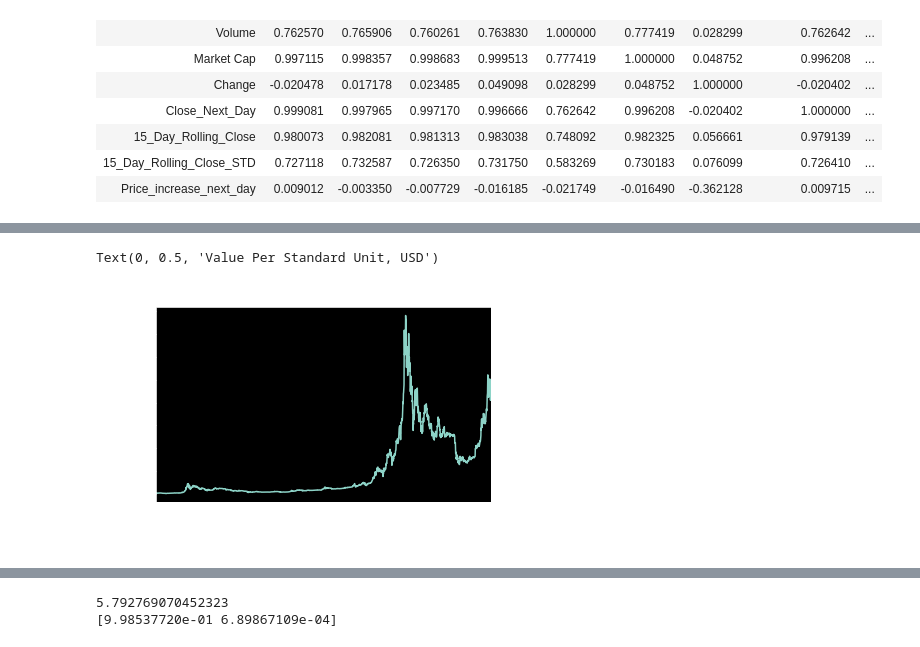
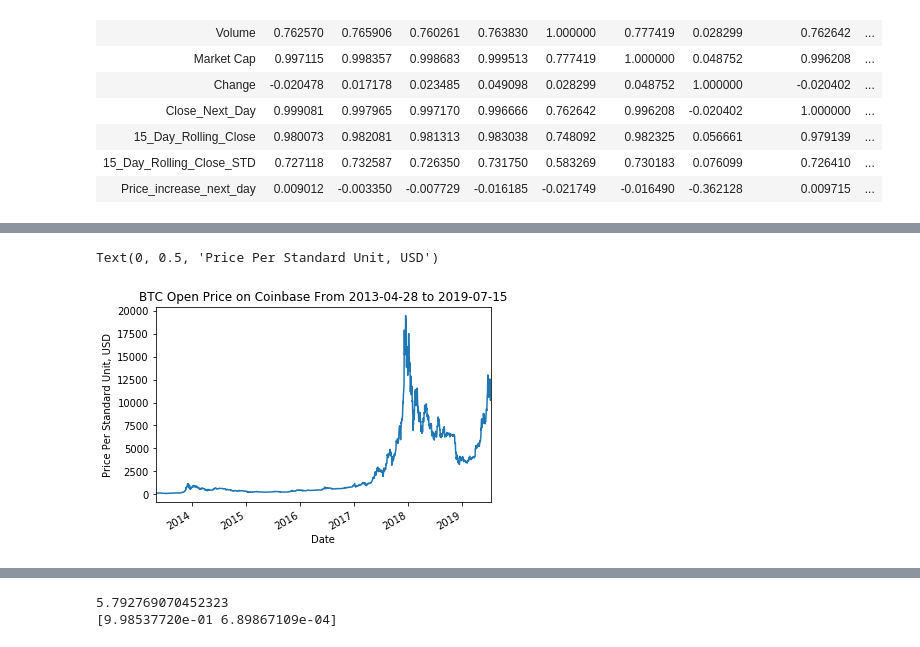
Before and after one commit to DhanushkaAbeyratne/Bitcoin-Price-Prediction---ARIMA, a Jupyter notebook: My_ids_project.ipynb, the cells around one changed output, grey strips where cells are left out. Cells and saved outputs as stored; diff of their text form; code cells hidden in the pictures.

```diff
--- a/My_ids_project.ipynb
+++ b/My_ids_project.ipynb
@@ -150,10 +150,10 @@ MSE: 740.331655
 # %%
 bitcoinPrices = df_bitcoin.Close
-bitcoinPrices.plot(title="Bitcoin value over time") #5
-sns.mpl.pyplot.ylabel("Value Per Standard Unit, USD") #6
+bitcoinPrices.plot(title="BTC Open Price on Coinbase From 2013-04-28 to 2019-07-15") #5
+sns.mpl.pyplot.ylabel("Price Per Standard Unit, USD") #6
 # %% [output]
-Text(0, 0.5, 'Value Per Standard Unit, USD')
+Text(0, 0.5, 'Price Per Standard Unit, USD')
-[figure, old version]
+[figure, new version]
 # %%
 targets = df_bitcoin['Close'].shift(periods=-1).fillna(0).values
 features = df_bitcoin[['Open','Close']].values
```
Also changed, not shown: parts of 5 cells of this notebook, 1 other file.
